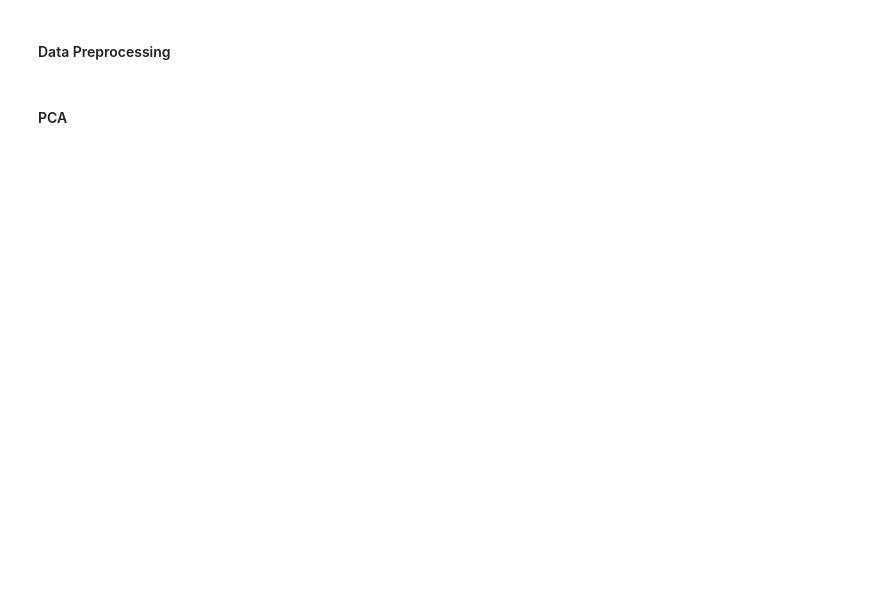
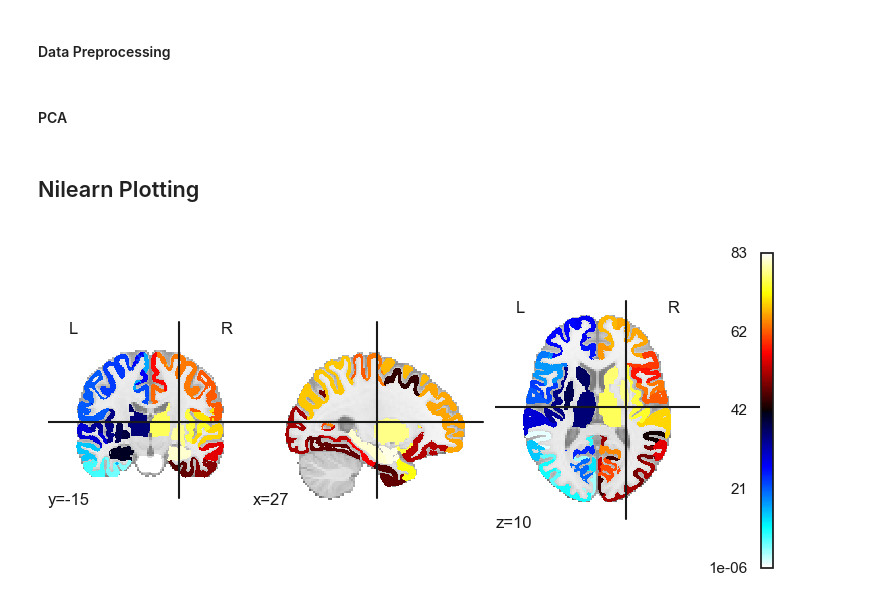
Before and after one commit to umbertogherardi/allen-human-brain-atlas, a Jupyter notebook: ahba.ipynb, the cells around one changed output. Drawn from its saved outputs; the diff is of its cells as text; code cells hidden in the pictures; blank space fills up the shorter version.

Commit message:
Update md and begin nilearn plotting

```diff
--- a/ahba.ipynb
+++ b/ahba.ipynb
@@ -298,3 +321,14 @@ plt.figure(figsize=(10, 8))
 sns.scatterplot(x = x_axis, y = y_axis, hue = exp_pca_kmeans['Expression'])
 plt.title('Clusters by PCA Components')
 plt.show()
+# %% [markdown]
+## Nilearn Plotting
+# %%
+from nilearn.plotting import plot_stat_map
+
+atlas = abagen.fetch_desikan_killiany()
+im = nib.load(atlas['image'])
+
+display = plot_stat_map(im)
+# %% [output]
+[figure, added]
```
Also changed, not shown: parts of 6 cells of this notebook.
